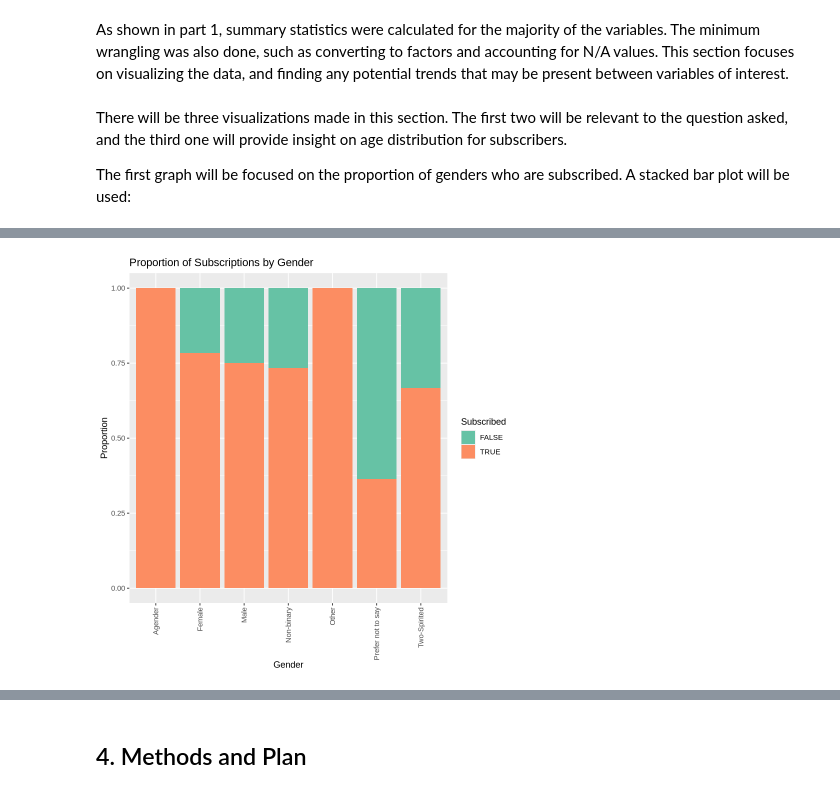
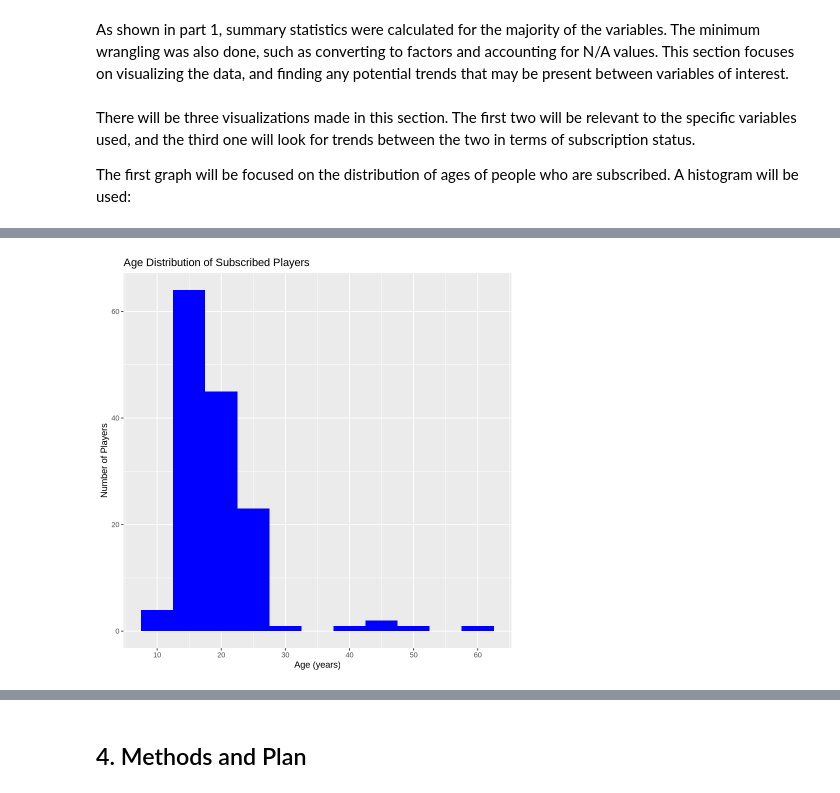
Before and after one commit to strikerjoseph734-glitch/individual_planning_project, a Jupyter notebook: planning_proposal.ipynb, the cells around one changed output, grey strips where cells are left out. Cells and saved outputs as stored; diff of their text form; code cells hidden in the pictures.

```diff
--- a/planning_proposal.ipynb
+++ b/planning_proposal.ipynb
@@ -215,19 +215,20 @@ To answer this question, the players.csv dataset will be used to explore whether
 # %% [markdown]
 As shown in part 1, summary statistics were calculated for the majority of the variables. The minimum wrangling was also done, such as converting to factors and accounting for N/A values. This section focuses on visualizing the data, and finding any potential trends that may be present between variables of interest.
 # %% [markdown]
-There will be three visualizations made in this section. The first two will be relevant to the question asked, and the third one will provide insight on age distribution for subscribers.
+There will be three visualizations made in this section. The first two will be relevant to the specific variables used, and the third one will look for trends between the two in terms of subscription status.
 
-The first graph will be focused on the proportion of genders who are subscribed. A stacked bar plot will be used:
+The first graph will be focused on the distribution of ages of people who are subscribed. A histogram will be used:
 # %%
-gender_prop <- ggplot(players_factor, aes(x = gender, fill = subscribe)) +
-  geom_bar(position = "fill") +
-  scale_fill_brewer(palette = "Set2") +
-  labs(title = "Proportion of Subscriptions by Gender",
-       x = "Gender",
-       y = "Proportion",
-       fill = "Subscribed")+
-  #Vertical labels taken from https://stackoverflow.com/questions/1330989/rotating-and-spacing-axis-labels-in-ggplot2
-  theme(axis.text.x = element_text(angle = 90, vjust = 0.5, hjust=1))
+players_yes_factor <- players_factor |>
+    filter(subscribe == "TRUE")
 
-gender_prop
+players_yes_plot <- ggplot(players_yes_factor, aes(x = Age)) +
+  geom_histogram(fill = "Blue",
+                 binwidth = 5) +
+  scale_x_continuous(n.breaks = 10)+
+  labs(title = "Age Distribution of Subscribed Players",
+       x = "Age (years)",
+       y = "Number of Players")
+
+players_yes_plot
 # %% [output]
@@ -234,2 +237,2 @@ gender_prop
-[figure, old version]
+[figure, new version]
 # %% [markdown]
```
Also changed, not shown: parts of 10 cells of this notebook.
